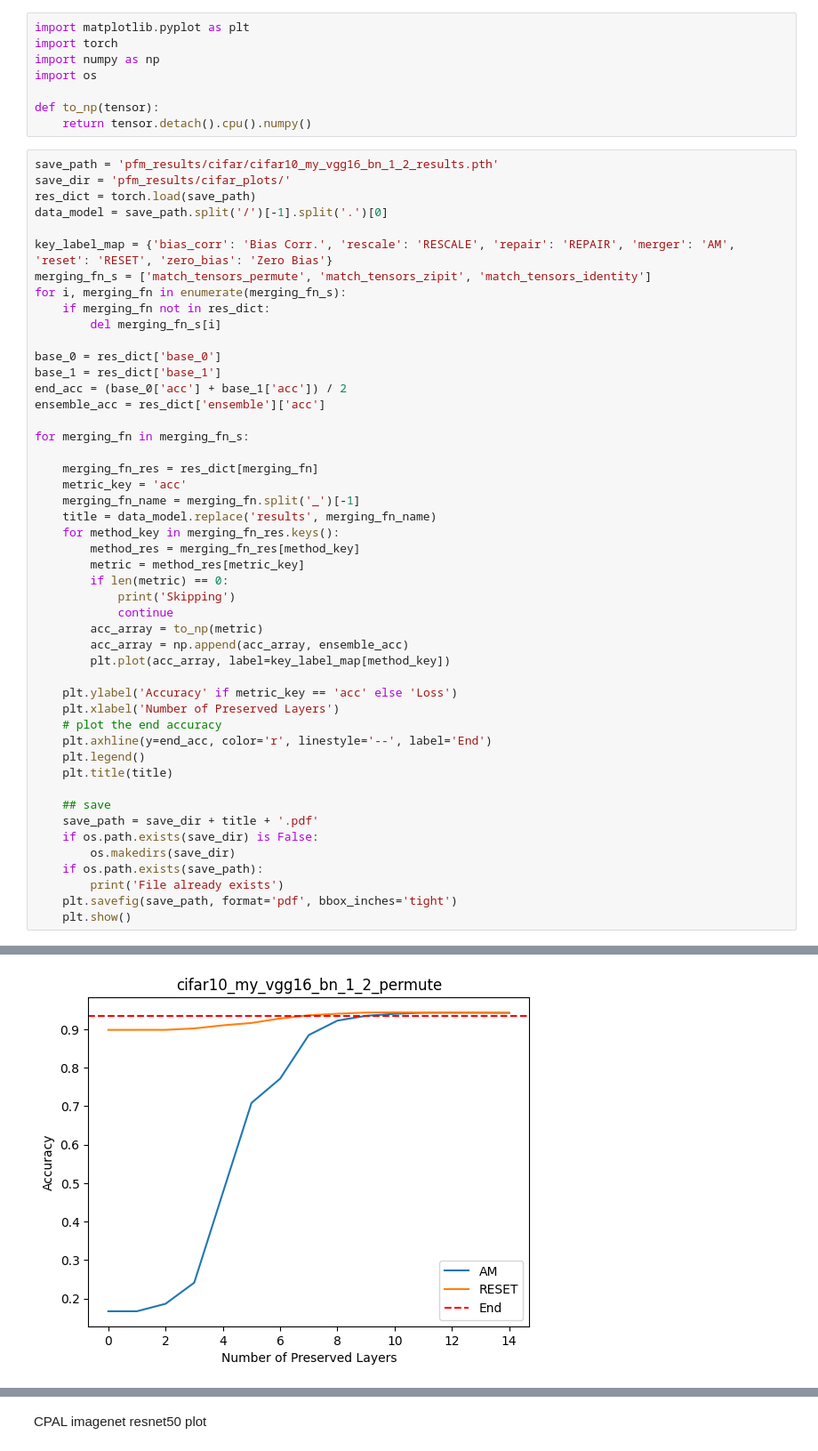
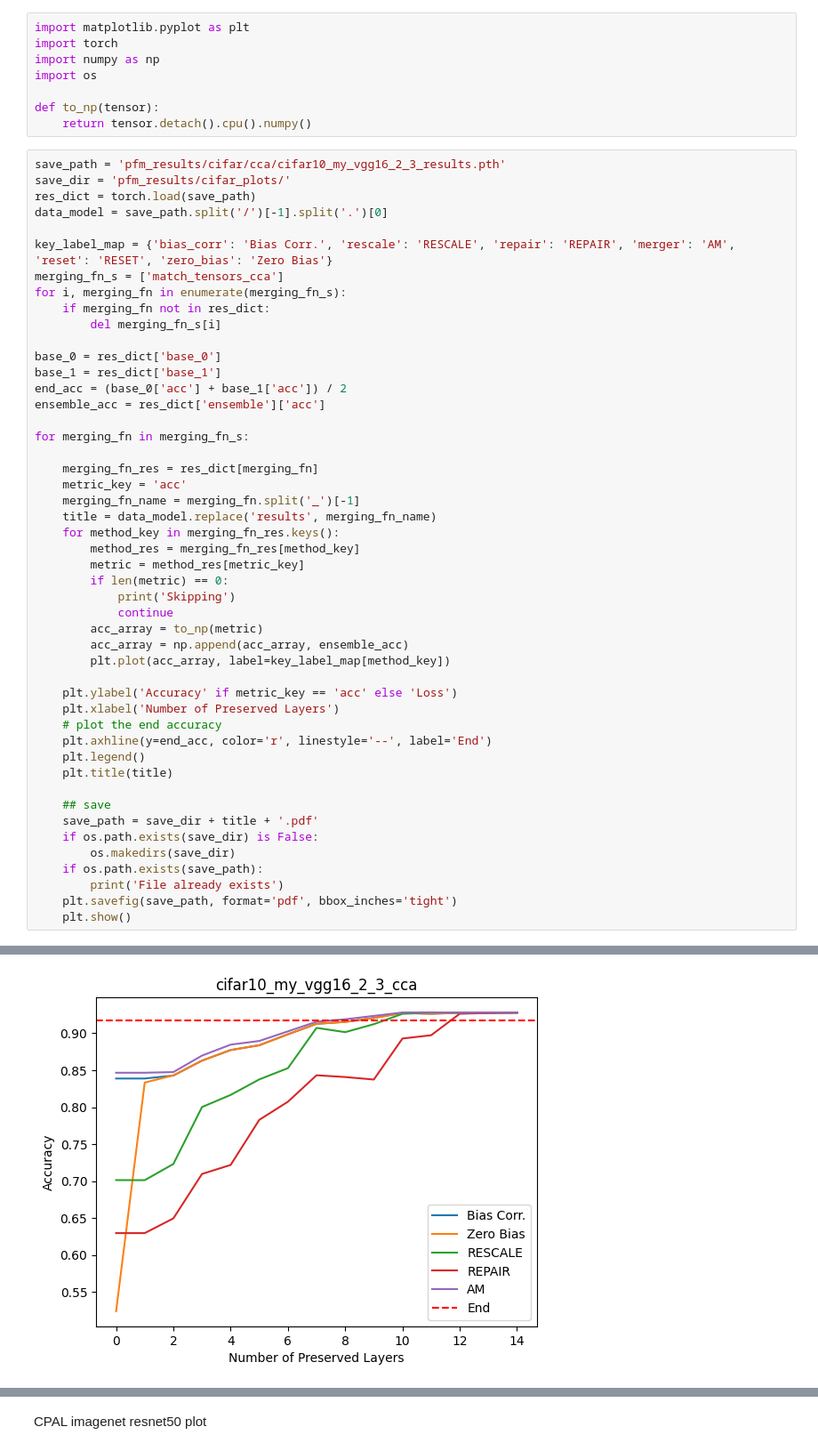
Before and after one commit to XingyuQu/VF, a Jupyter notebook: PFM/visualize_results.ipynb, the cells around one changed output, grey strips where cells are left out. Shown at 89% size. Saved outputs shown, nothing was run; the diff lists cells and outputs as text.

```diff
--- a/PFM/visualize_results.ipynb
+++ b/PFM/visualize_results.ipynb
@@ -7,13 +7,13 @@ import os
 def to_np(tensor):
     return tensor.detach().cpu().numpy()
 # %%
-save_path = 'pfm_results/cifar/cifar10_my_vgg16_bn_1_2_results.pth'
+save_path = 'pfm_results/cifar/cca/cifar10_my_vgg16_2_3_results.pth'
 save_dir = 'pfm_results/cifar_plots/'
 res_dict = torch.load(save_path)
 data_model = save_path.split('/')[-1].split('.')[0]
 
 key_label_map = {'bias_corr': 'Bias Corr.', 'rescale': 'RESCALE', 'repair': 'REPAIR', 'merger': 'AM', 'reset': 'RESET', 'zero_bias': 'Zero Bias'}
-merging_fn_s = ['match_tensors_permute', 'match_tensors_zipit', 'match_tensors_identity']
+merging_fn_s = ['match_tensors_cca']
 for i, merging_fn in enumerate(merging_fn_s):
     if merging_fn not in res_dict:
         del merging_fn_s[i]
@@ -62 +59 @@ Skipping
-[figure, old version]
+[figure, new version]
```
Also changed, not shown: parts of 9 cells of this notebook, 4 other files.
